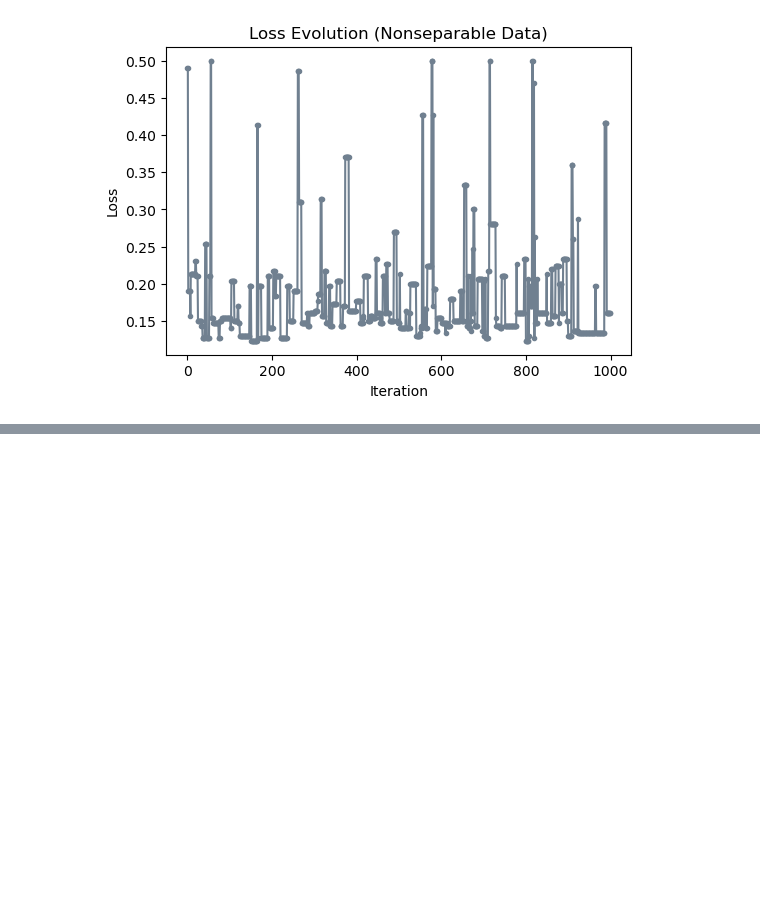
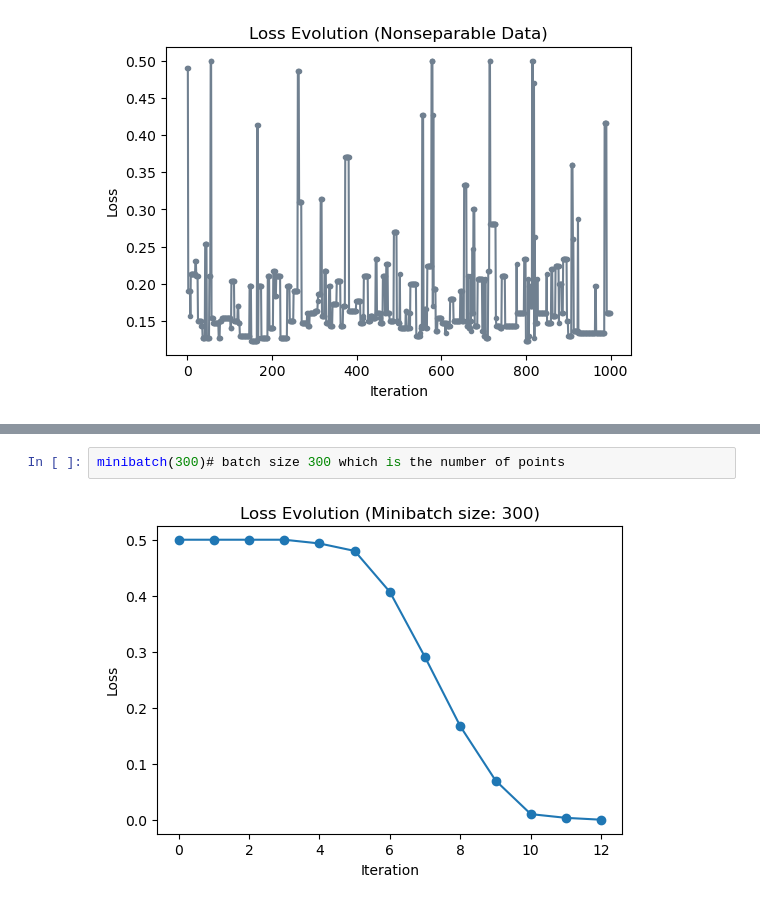
Before and after one commit to Pbabu-Github/ML-Projects, a Jupyter notebook: posts/perceptron/index.ipynb, the cells around one changed output, grey strips where cells are left out. Cells and saved outputs as stored; diff of their text form; blank space fills up the shorter version.

```diff
--- a/posts/perceptron/index.ipynb
+++ b/posts/perceptron/index.ipynb
@@ -232,0 +322,4 @@ These experiments show that the perceptron works best when the data is linearly
+# %%
+minibatch(300)# batch size 300 which is the number of points
+# %% [output]
+[figure, added]
```
Also changed, not shown: parts of 8 cells of this notebook, 3 other files.
